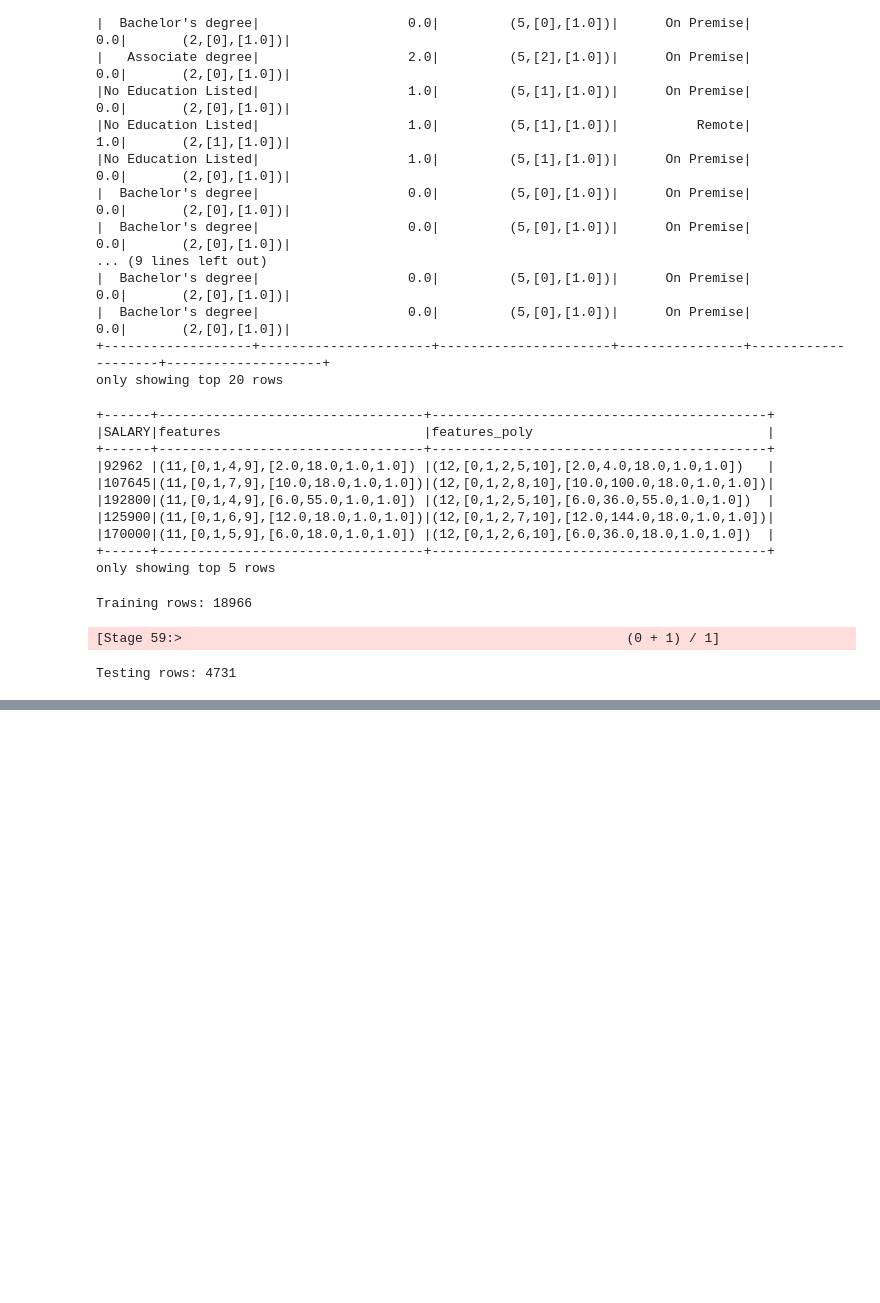
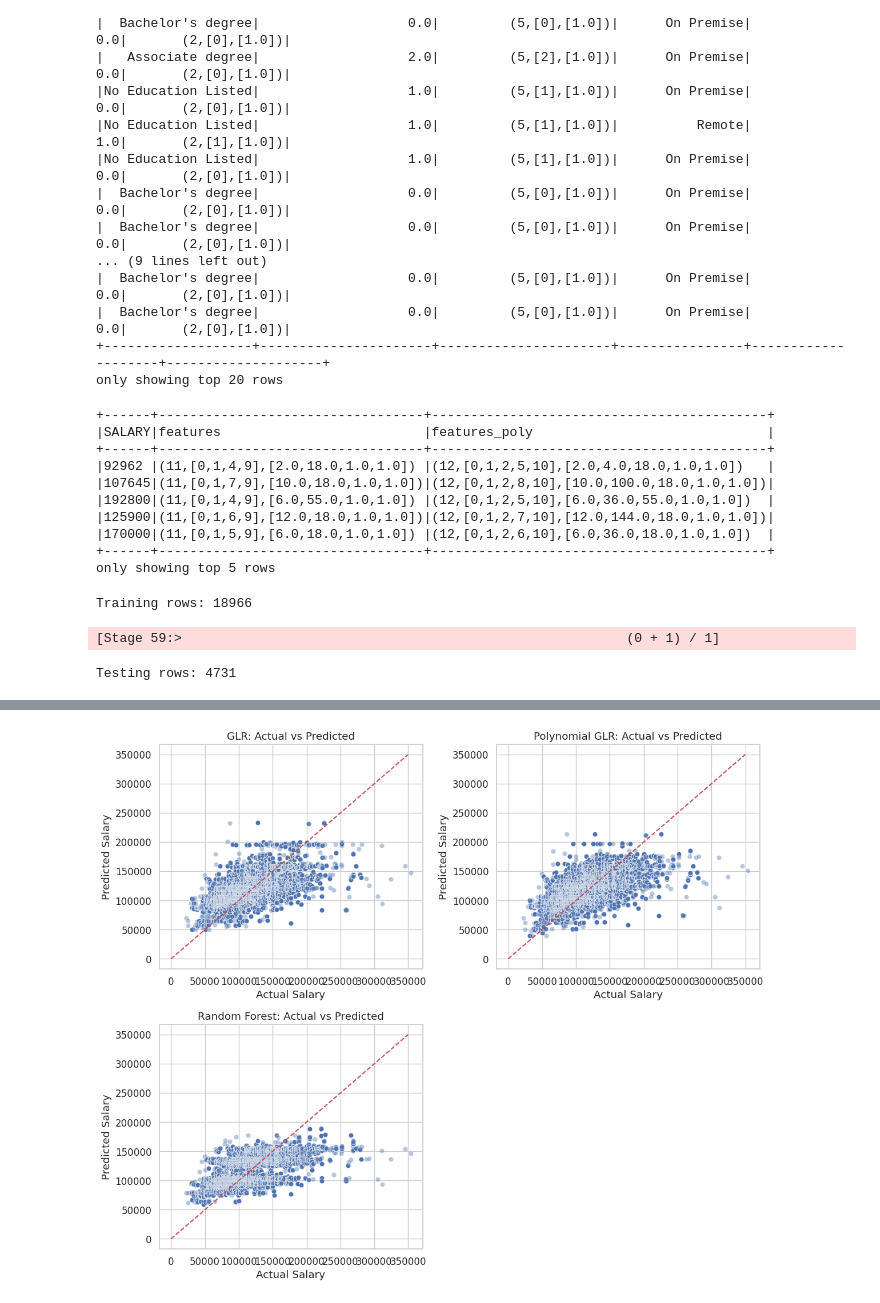
Before and after one commit to met-ad-688/assignment-04-leoliu36, a Jupyter notebook: assignment04-leoliu36.ipynb, the cells around one changed output, grey strips where cells are left out. Drawn from its saved outputs; the diff is of its cells as text; code cells hidden in the pictures; blank space fills up the shorter version.

```diff
--- a/assignment04-leoliu36.ipynb
+++ b/assignment04-leoliu36.ipynb
@@ -858,0 +858,91 @@ plt.show()
+# %%
+# Predict on test data
+glr_preds = glr_model.transform(test_data)
+poly_preds = poly_glr_model.transform(test_data)
+rf_preds = rf_model.transform(test_data)
+
+from pyspark.ml.evaluation import RegressionEvaluator
+
+evaluator = RegressionEvaluator(labelCol="SALARY", predictionCol="prediction", metricName="rmse")
+
+glr_rmse = evaluator.evaluate(glr_preds)
+poly_rmse = evaluator.evaluate(poly_preds)
+rf_rmse = evaluator.evaluate(rf_preds)
+
+print("GLR RMSE:", round(glr_rmse, 2))
+print("Polynomial GLR RMSE:", round(poly_rmse, 2))
+print("Random Forest RMSE:", round(rf_rmse, 2))
+
+glr_aic = summary.aic
+poly_aic = poly_summary.aic
+# RF does not have AIC
+
+import math
+
+n = test_data.count()
+k_glr = len(glr_model.coefficients)
+k_poly = len(poly_glr_model.coefficients)
+k_rf = len(rf_model.featureImportances)
+
+glr_bic = glr_aic + (math.log(n) - 2) * k_glr
+poly_bic = poly_aic + (math.log(n) - 2) * k_poly
+# RF doesn't have AIC/BIC
+
+import pandas as pd
+
+comparison_df = pd.DataFrame({
+    "Model": ["GLR", "Polynomial GLR", "Random Forest"],
+    "RMSE": [glr_rmse, poly_rmse, rf_rmse],
+    "AIC": [glr_aic, poly_aic, None],
+    "BIC": [glr_bic, poly_bic, None]
+})
+
+print(comparison_df)
+
+# Keep the SALARY column in all 3 prediction DataFrames
+glr_pd = glr_preds.select("SALARY", "prediction").withColumnRenamed("prediction", "GLR_Pred")
+poly_pd = poly_preds.select("SALARY", "prediction").withColumnRenamed("prediction", "Poly_Pred")
+rf_pd = rf_preds.select("SALARY", "prediction").withColumnRenamed("prediction", "RF_Pred")
+
+# Now join using the shared column SALARY
+combined_preds = glr_pd \
+    .join(poly_pd, on="SALARY") \
+    .join(rf_pd, on="SALARY")
+
+# Convert to pandas
+combined_df = combined_preds.toPandas()
+
+import seaborn as sns
+import matplotlib.pyplot as plt
+
+sns.set(style="whitegrid", font_scale=1.1)
+fig, axes = plt.subplots(2, 2, figsize=(12, 10))
+
+# Plot for GLR
+sns.scatterplot(data=combined_df, x="SALARY", y="GLR_Pred", ax=axes[0, 0], alpha=0.4)
+axes[0, 0].plot([0, 350000], [0, 350000], 'r--')
+axes[0, 0].set_title("GLR: Actual vs Predicted")
+axes[0, 0].set_xlabel("Actual Salary")
+axes[0, 0].set_ylabel("Predicted Salary")
+
+# Plot for Polynomial GLR
+sns.scatterplot(data=combined_df, x="SALARY", y="Poly_Pred", ax=axes[0, 1], alpha=0.4)
+axes[0, 1].plot([0, 350000], [0, 350000], 'r--')
+axes[0, 1].set_title("Polynomial GLR: Actual vs Predicted")
+axes[0, 1].set_xlabel("Actual Salary")
+axes[0, 1].set_ylabel("Predicted Salary")
+
+# Plot for Random Forest
+sns.scatterplot(data=combined_df, x="SALARY", y="RF_Pred", ax=axes[1, 0], alpha=0.4)
+axes[1, 0].plot([0, 350000], [0, 350000], 'r--')
+axes[1, 0].set_title("Random Forest: Actual vs Predicted")
+axes[1, 0].set_xlabel("Actual Salary")
+axes[1, 0].set_ylabel("Predicted Salary")
+
+# Hide bottom-right subplot
+axes[1, 1].axis("off")
+
+plt.tight_layout()
+plt.savefig("output/model_comparison_plots.png", dpi=300)
+plt.show()
+# %% [output]
@@ -858,0 +956 @@ plt.show()
+[figure, added]
```
Also changed, not shown: parts of 12 cells of this notebook, 2 other files.
